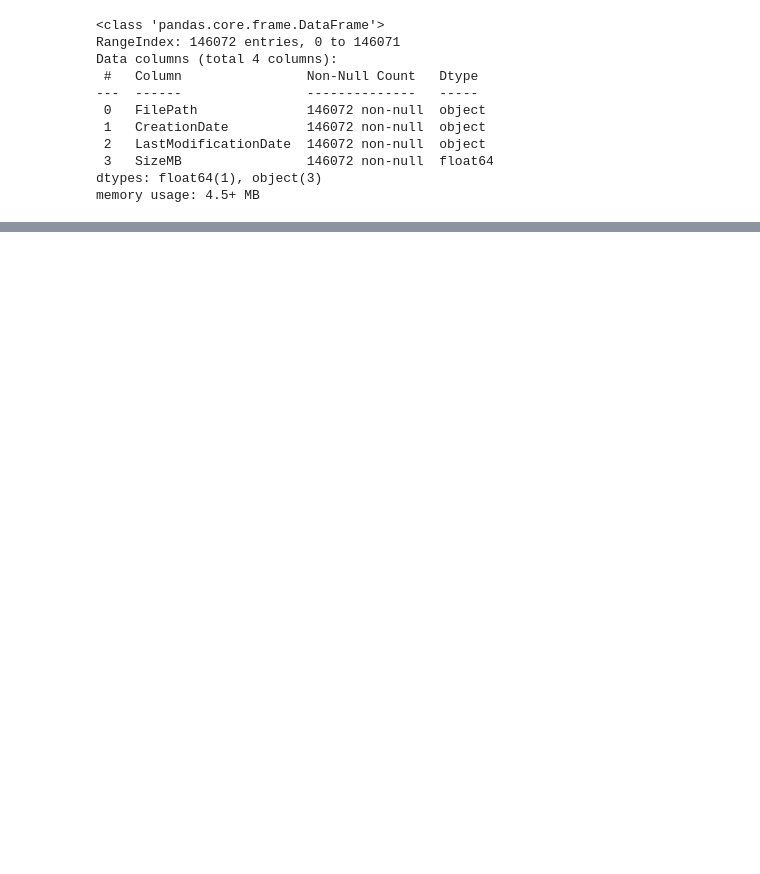
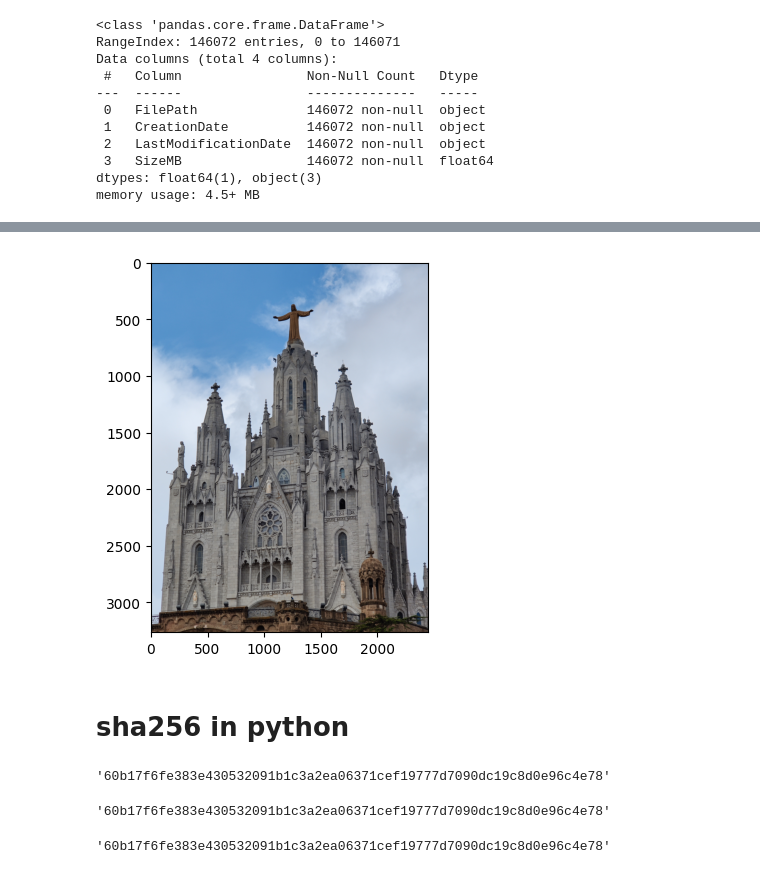
Before and after one commit to nicopyds/py8tb, a Jupyter notebook: df_analysis.ipynb, the cells around one changed output, grey strips where cells are left out. Saved outputs shown, nothing was run; the diff lists cells and outputs as text; code cells hidden in the pictures; blank space fills up the shorter version.

```diff
--- a/df_analysis.ipynb
+++ b/df_analysis.ipynb
@@ -28,12 +149,12 @@ memory usage: 4.5+ MB
 # %%
 df.sort_values(["CreationDate", "LastModificationDate", "SizeMB"], inplace = True)
 # %%
-df["Duplicate"] = df.groupby(["CreationDate", "LastModificationDate", "SizeMB"])["FilePath"].transform(
-    lambda series: len(series)
-)
+df["Counter"] = df.groupby(
+    [
+        # "FileName",
+        "CreationDate",
+        "LastModificationDate",
+        "SizeMB"
+    ]
+)["FilePath"].transform(len)
-# %%
-df["FileName"] = df["FilePath"].apply(os.path.basename)
-df["FileExtension"] = df["FilePath"].apply(lambda file_path: os.path.splitext(file_path)[1])
-# %%
-df["FileExtension"] = df["FileExtension"].apply(str.lower)
 # %%
@@ -75,0 +208,22 @@ df.tail(2)["FilePath"].tolist()
+# %%
+path_ = df.loc[35009]["FilePath"]
+path_ = df.loc[35010]["FilePath"]
+path_ = df.loc[35014]["FilePath"]
+
+path_ = df.loc[69525]["FilePath"]
+
+# path_ = df.loc[93741]["FilePath"]
+
+path_ = df.loc[998]["FilePath"]
+path_ = df.loc[1004]["FilePath"]
+
+path_ = df.loc[1000]["FilePath"]
+# path_ = df.loc[997]["FilePath"]
+# %%
+img = mpimg.imread(path_)
+imgplot = plt.imshow(img)
+plt.show()
+# %% [output]
+[figure, added]
+# %% [markdown]
+# sha256 in python
@@ -75,0 +242,18 @@ df.tail(2)["FilePath"].tolist()
+# %%
+calculate_sha256_of_image(
+    file_path = df.loc[998]["FilePath"]
+)
+# %% [output]
+'60b17f6fe383e430532091b1c3a2ea06371cef19777d7090dc19c8d0e96c4e78'
+# %%
+calculate_sha256_of_image(
+    file_path = df.loc[1004]["FilePath"]
+)
+# %% [output]
+'60b17f6fe383e430532091b1c3a2ea06371cef19777d7090dc19c8d0e96c4e78'
+# %%
+calculate_sha256_of_image(
+    file_path = df.loc[1023]["FilePath"]
+)
+# %% [output]
+'60b17f6fe383e430532091b1c3a2ea06371cef19777d7090dc19c8d0e96c4e78'
```
Also changed, not shown: parts of 23 cells of this notebook, 2 other files.
